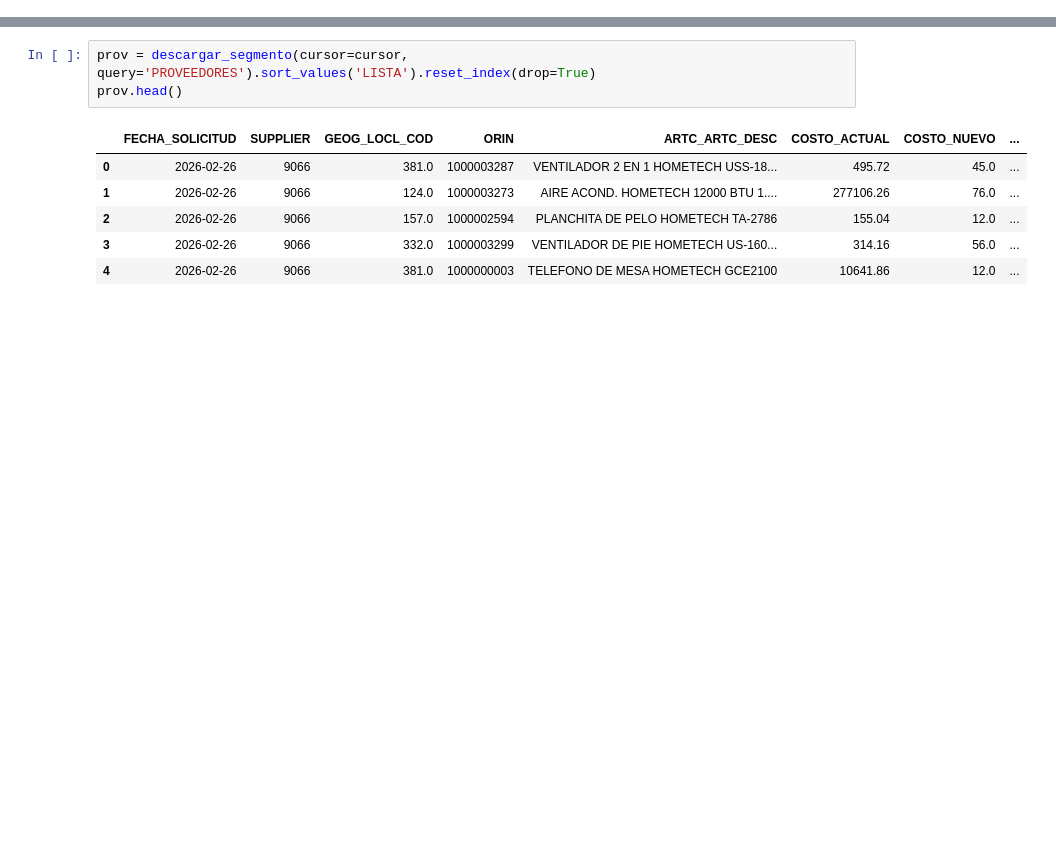
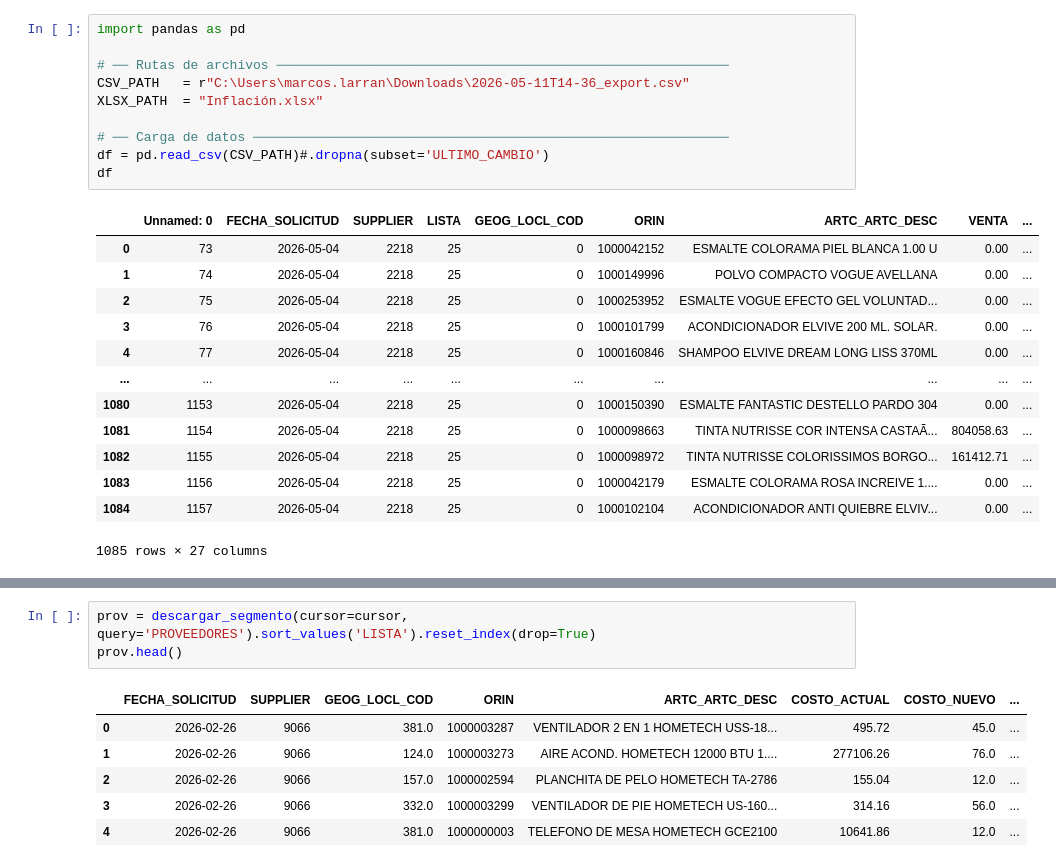
Before and after one commit to TataMarcos/Proyectos_Streamlit, a Jupyter notebook: Pricing/pruebas.ipynb, the cells around one changed output, grey strips where cells are left out. Saved outputs shown, nothing was run; the diff lists cells and outputs as text; blank space fills up the shorter version.

```diff
--- a/Pricing/pruebas.ipynb
+++ b/Pricing/pruebas.ipynb
@@ -6,0 +107,24 @@ import os
+# %%
+import pandas as pd
+
+# ── Rutas de archivos ──────────────────────────────────────────────────────────
+CSV_PATH   = r"C:\Users\marcos.larran\Downloads\2026-05-11T14-36_export.csv"
+XLSX_PATH  = "Inflación.xlsx"
+
+# ── Carga de datos ─────────────────────────────────────────────────────────────
+df = pd.read_csv(CSV_PATH)#.dropna(subset='ULTIMO_CAMBIO')
+df
+# %% [output]
+|  | Unnamed: 0 | FECHA_SOLICITUD | SUPPLIER | LISTA | GEOG_LOCL_COD | ORIN | ARTC_ARTC_DESC | VENTA | ... |
+| 0 | 73 | 2026-05-04 | 2218 | 25 | 0 | 1000042152 | ESMALTE COLORAMA PIEL BLANCA 1.00 U | 0.00 | ... |
+| 1 | 74 | 2026-05-04 | 2218 | 25 | 0 | 1000149996 | POLVO COMPACTO VOGUE AVELLANA | 0.00 | ... |
+| 2 | 75 | 2026-05-04 | 2218 | 25 | 0 | 1000253952 | ESMALTE VOGUE EFECTO GEL VOLUNTAD... | 0.00 | ... |
+| 3 | 76 | 2026-05-04 | 2218 | 25 | 0 | 1000101799 | ACONDICIONADOR ELVIVE 200 ML. SOLAR. | 0.00 | ... |
+| 4 | 77 | 2026-05-04 | 2218 | 25 | 0 | 1000160846 | SHAMPOO ELVIVE DREAM LONG LISS 370ML | 0.00 | ... |
+| ... | ... | ... | ... | ... | ... | ... | ... | ... | ... |
+| 1080 | 1153 | 2026-05-04 | 2218 | 25 | 0 | 1000150390 | ESMALTE FANTASTIC DESTELLO PARDO 304 | 0.00 | ... |
+| 1081 | 1154 | 2026-05-04 | 2218 | 25 | 0 | 1000098663 | TINTA NUTRISSE COR INTENSA CASTAÃ... | 804058.63 | ... |
+| 1082 | 1155 | 2026-05-04 | 2218 | 25 | 0 | 1000098972 | TINTA NUTRISSE COLORISSIMOS BORGO... | 161412.71 | ... |
+| 1083 | 1156 | 2026-05-04 | 2218 | 25 | 0 | 1000042179 | ESMALTE COLORAMA ROSA INCREIVE 1.... | 0.00 | ... |
+| 1084 | 1157 | 2026-05-04 | 2218 | 25 | 0 | 1000102104 | ACONDICIONADOR ANTI QUIEBRE ELVIV... | 0.00 | ... |
+1085 rows × 27 columns
```
Also changed, not shown: parts of 53 cells of this notebook, 7 other files.
